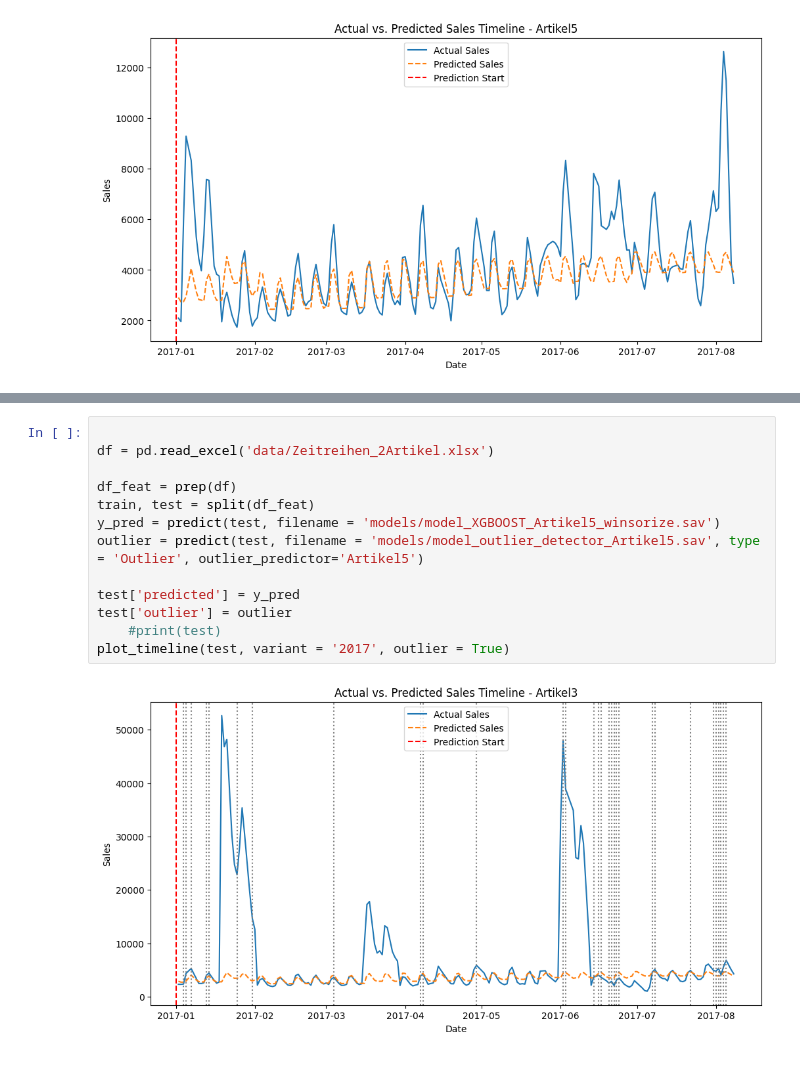
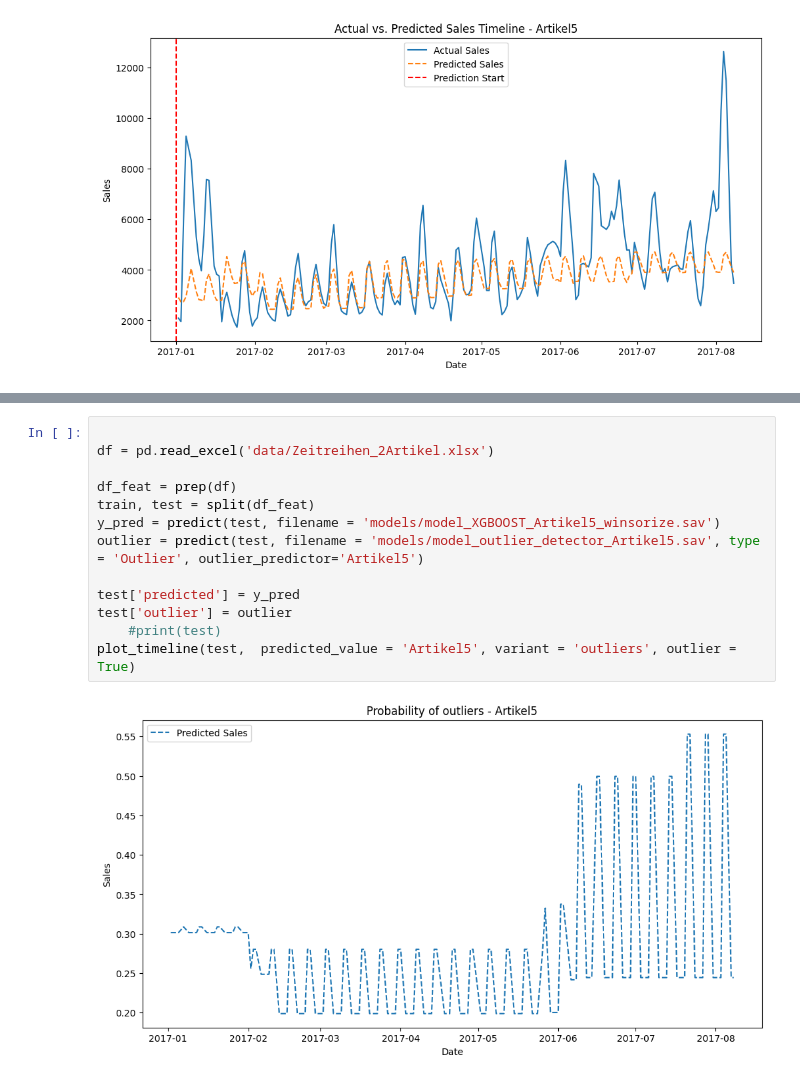
Before and after one commit to JPNMint/rewe_project, a Jupyter notebook: model.ipynb, the cells around one changed output, grey strips where cells are left out. Saved outputs shown, nothing was run; the diff lists cells and outputs as text.

```diff
--- a/model.ipynb
+++ b/model.ipynb
@@ -65,15 +65,15 @@ plot_timeline(test, variant = '2017', outlier = True)
 # %%
 
 df = pd.read_excel('data/Zeitreihen_2Artikel.xlsx')
 
 df_feat = prep(df)
 train, test = split(df_feat)
 y_pred = predict(test, filename = 'models/model_XGBOOST_Artikel5_winsorize.sav')
 outlier = predict(test, filename = 'models/model_outlier_detector_Artikel5.sav', type = 'Outlier', outlier_predictor='Artikel5')
 
 test['predicted'] = y_pred
 test['outlier'] = outlier
     #print(test)
-plot_timeline(test, variant = '2017', outlier = True)
+plot_timeline(test,  predicted_value = 'Artikel5', variant = 'outliers', outlier = True)
 # %% [output]
-[figure, old version]
+[figure, new version]
```
Also changed, not shown: parts of 8 cells of this notebook, 8 other files.
